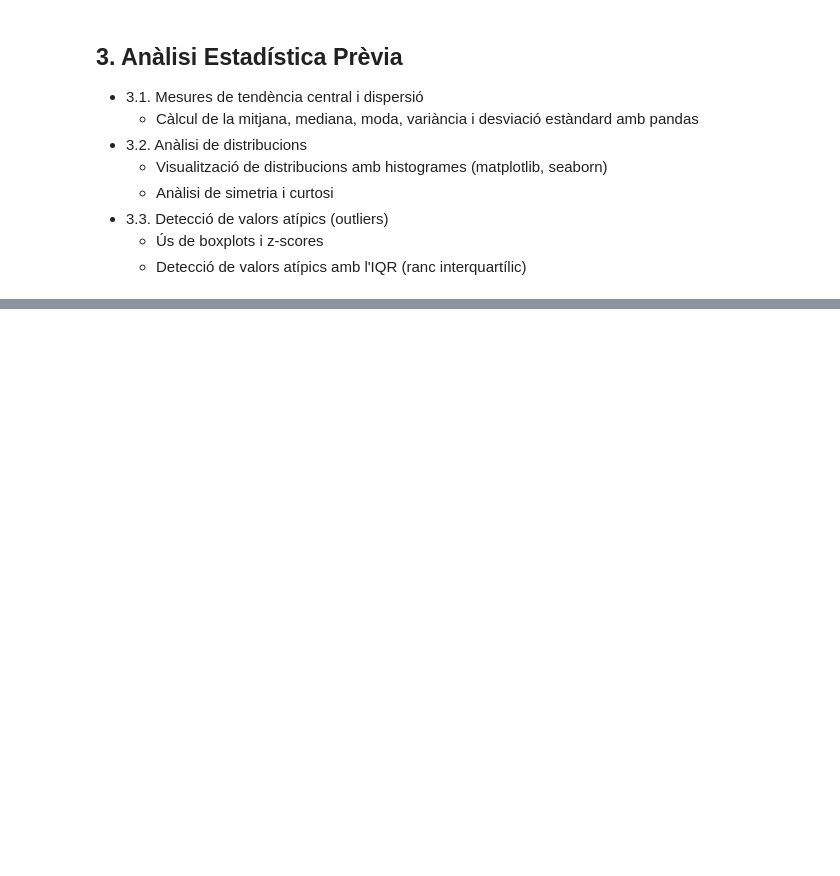
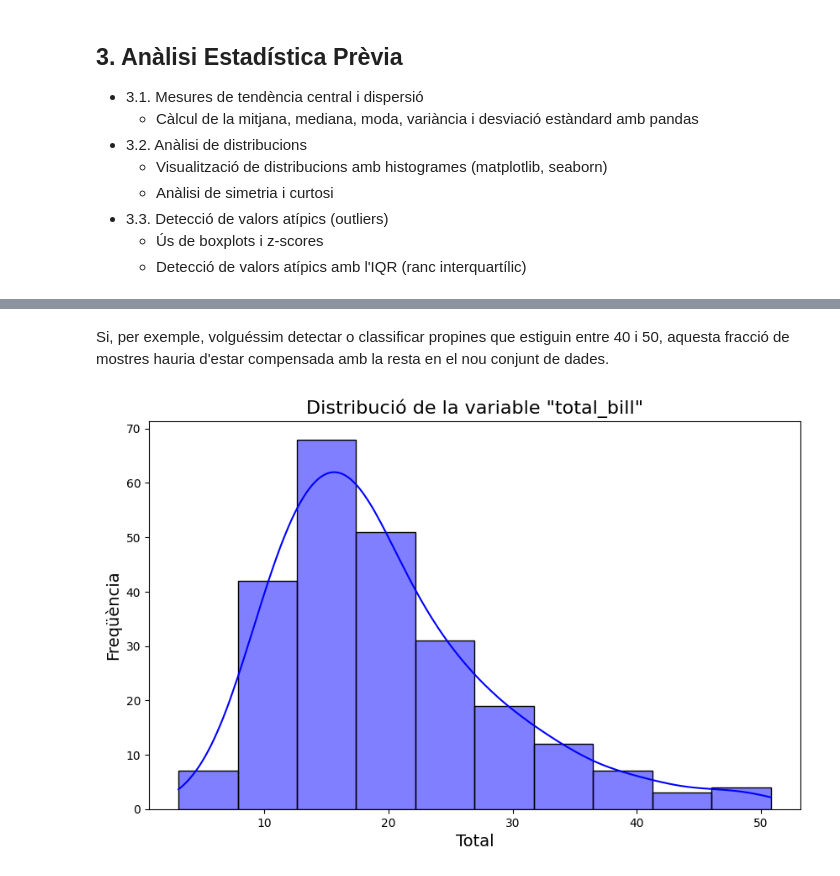
Before and after one commit to wisaaco/CURS_AdministracioAnaliticaAvan-adaDeDades, a Jupyter notebook: lessons/3_preparacio_dades.ipynb, the cells around one changed output, grey strips where cells are left out. Cells and saved outputs as stored; diff of their text form; code cells hidden in the pictures; blank space fills up the shorter version.

```diff
--- a/lessons/3_preparacio_dades.ipynb
+++ b/lessons/3_preparacio_dades.ipynb
@@ -1003,0 +1068,15 @@ print(df)
+# %% [markdown]
+Si, per exemple, volguéssim detectar o classificar propines que estiguin entre 40 i 50, aquesta fracció de mostres hauria d'estar compensada amb la resta en el nou conjunt de dades.
+# %%
+# El nombre de columnes (bin) ajuda a entendre el nivell de resolució
+plt.figure(figsize=(10, 6))
+
+sns.histplot(tips['total_bill'], kde=True, bins=10, color="blue")
+
+plt.title('Distribució de la variable "total_bill"', fontsize=16)
+plt.xlabel('Total', fontsize=14)
+plt.ylabel('Freqüència', fontsize=14)
+
+plt.show()
+# %% [output]
+[figure, added]
```
Also changed, not shown: parts of 16 cells of this notebook.
